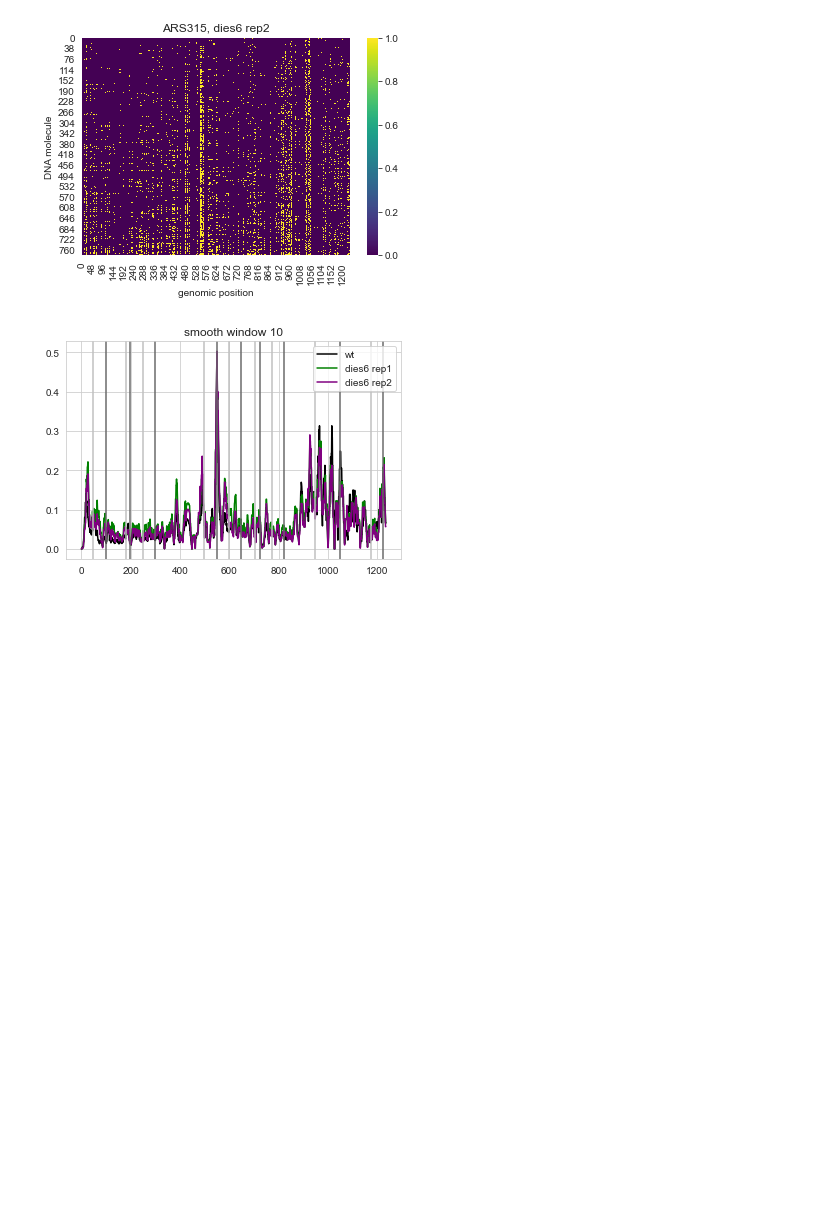
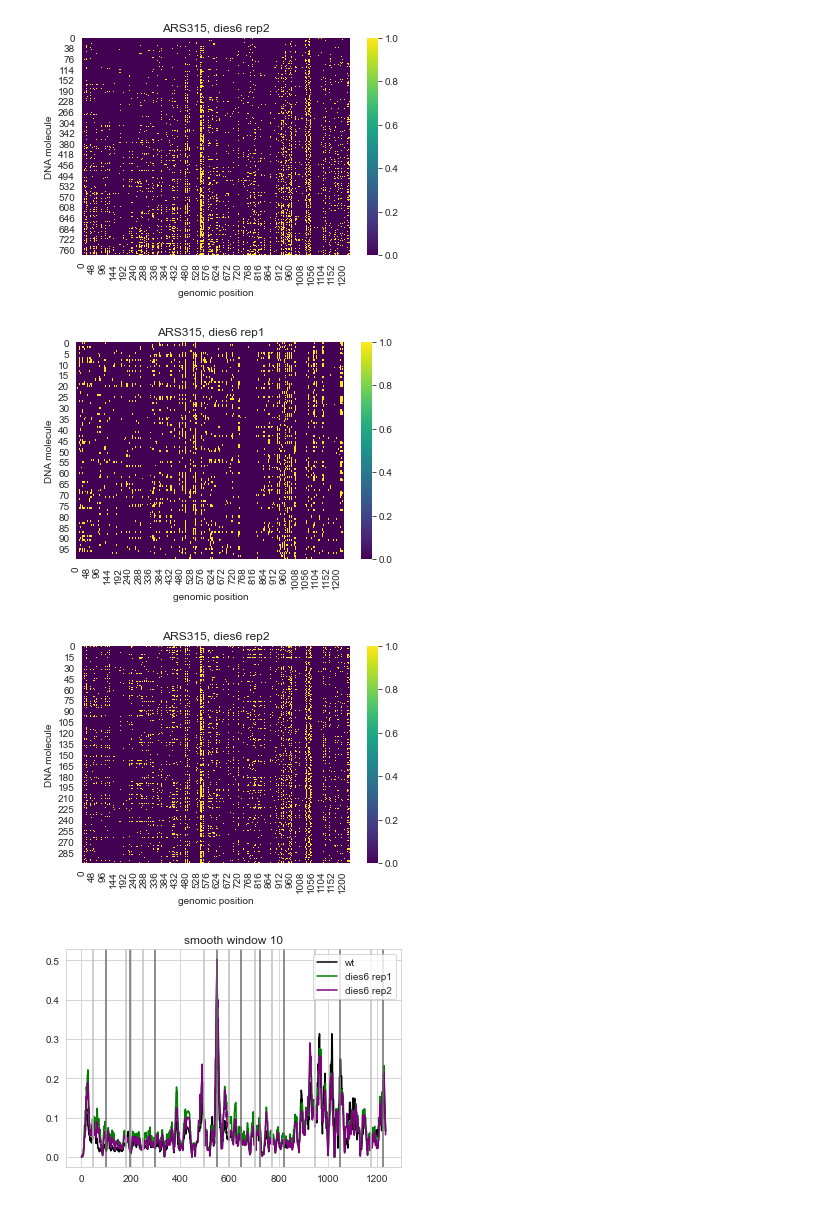
Before and after one commit to KarolineHoller/nanopore_methylation, a Jupyter notebook: methylation_analysis_20220502_ARS315.ipynb, the cells around one changed output. Cells and saved outputs as stored; diff of their text form; code cells hidden in the pictures; blank space fills up the shorter version.

```diff
--- a/methylation_analysis_20220502_ARS315.ipynb
+++ b/methylation_analysis_20220502_ARS315.ipynb
@@ -218,3 +220,32 @@ plt.show()
 [figure]
 (780, 1236)
 [figure]
+# %%
+#subsample to the same number of molecules than in 316
+#rep1 -> 83
+#rep2 -> 301
+
+def subsample(array, n):
+    np.random.seed(15)
+    idx = np.random.randint(len(array), size=n)
+    return array[idx,:]
+
+test1 = subsample(dies6_rep1, 100)
+test2 = subsample(dies6_rep2, 300)
+
+sns.heatmap(test1, cmap = "viridis")
+plt.xlabel("genomic position")
+plt.ylabel("DNA molecule")
+plt.xlim(0, dies6_rep1.shape[1])
+plt.title(load_dir + ", dies6 rep1")
+plt.show()
+
+sns.heatmap(test2, cmap = "viridis")
+plt.xlabel("genomic position")
+plt.ylabel("DNA molecule")
+plt.xlim(0, dies6_rep2.shape[1])
+plt.title(load_dir + ", dies6 rep2")
+plt.show()
+# %% [output]
+[figure, added]
+[figure, added]
```
Also changed, not shown: parts of 20 cells of this notebook.
